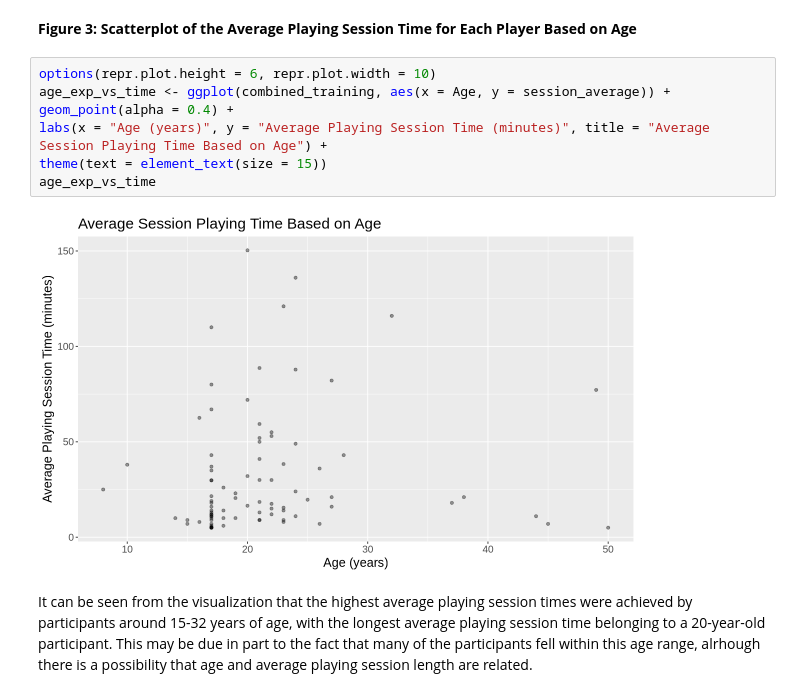
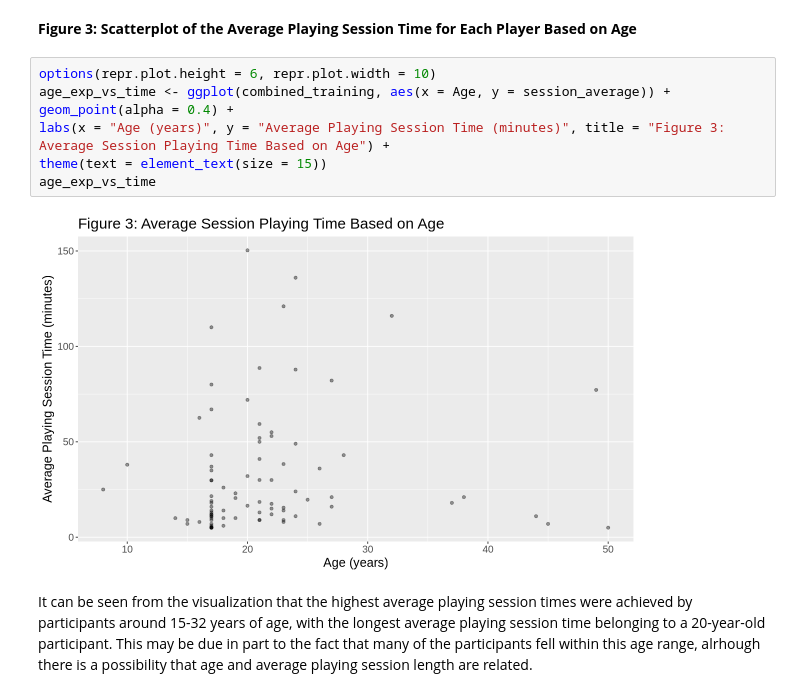
Before and after one commit to lilael-sakhawy/dsci_100_individual_project_planning_stage, a Jupyter notebook: finalproject.ipynb, the cells around one changed output. Cells and saved outputs as stored; diff of their text form.

```diff
--- a/finalproject.ipynb
+++ b/finalproject.ipynb
@@ -308,12 +308,12 @@ From the above visualization, it can be seen that there seems to be no clear rel
 # %%
 options(repr.plot.height = 6, repr.plot.width = 10)
 age_exp_vs_time <- ggplot(combined_training, aes(x = Age, y = session_average)) +
 geom_point(alpha = 0.4) +
-labs(x = "Age (years)", y = "Average Playing Session Time (minutes)", title = "Average Session Playing Time Based on Age") +
+labs(x = "Age (years)", y = "Average Playing Session Time (minutes)", title = "Figure 3: Average Session Playing Time Based on Age") +
 theme(text = element_text(size = 15))
 age_exp_vs_time
 # %% [output]
-[figure, old version]
+[figure, new version]
 # %% [markdown]
 It can be seen from the visualization that the highest average playing session times were achieved by participants around 15-32 years of age, with the longest average playing session time belonging to a 20-year-old participant. This may be due in part to the fact that many of the participants fell within this age range, alrhough there is a possibility that age and average playing session length are related.
 # %% [markdown]
```
Also changed, not shown: parts of 4 cells of this notebook.
